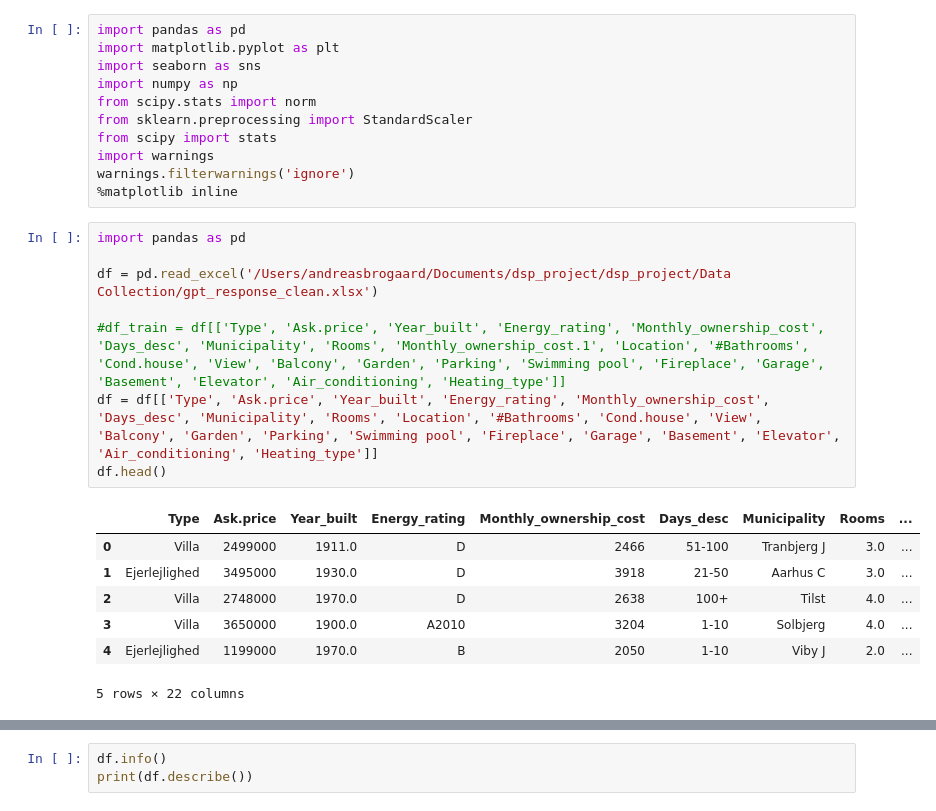
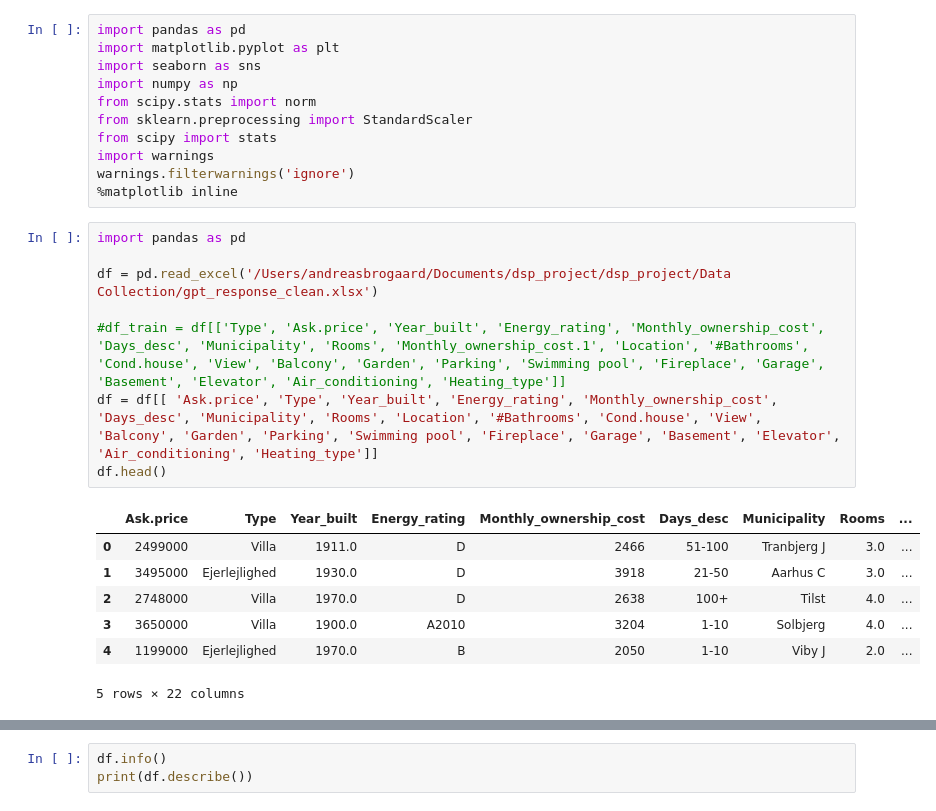
Before and after one commit to SebVJ/dsp_project, a Jupyter notebook: dsp_project/1. Data Exploration/Data_exp.ipynb, the cells around one changed output, grey strips where cells are left out. Cells and saved outputs as stored; diff of their text form.

```diff
--- a/dsp_project/1. Data Exploration/Data_exp.ipynb
+++ b/dsp_project/1. Data Exploration/Data_exp.ipynb
@@ -12,16 +12,16 @@ warnings.filterwarnings('ignore')
 # %%
 import pandas as pd
 
 df = pd.read_excel('/Users/andreasbrogaard/Documents/dsp_project/dsp_project/Data Collection/gpt_response_clean.xlsx')
 
 #df_train = df[['Type', 'Ask.price', 'Year_built', 'Energy_rating', 'Monthly_ownership_cost', 'Days_desc', 'Municipality', 'Rooms', 'Monthly_ownership_cost.1', 'Location', '#Bathrooms', 'Cond.house', 'View', 'Balcony', 'Garden', 'Parking', 'Swimming pool', 'Fireplace', 'Garage', 'Basement', 'Elevator', 'Air_conditioning', 'Heating_type']]
-df = df[['Type', 'Ask.price', 'Year_built', 'Energy_rating', 'Monthly_ownership_cost', 'Days_desc', 'Municipality', 'Rooms', 'Location', '#Bathrooms', 'Cond.house', 'View', 'Balcony', 'Garden', 'Parking', 'Swimming pool', 'Fireplace', 'Garage', 'Basement', 'Elevator', 'Air_conditioning', 'Heating_type']]
+df = df[[ 'Ask.price', 'Type', 'Year_built', 'Energy_rating', 'Monthly_ownership_cost', 'Days_desc', 'Municipality', 'Rooms', 'Location', '#Bathrooms', 'Cond.house', 'View', 'Balcony', 'Garden', 'Parking', 'Swimming pool', 'Fireplace', 'Garage', 'Basement', 'Elevator', 'Air_conditioning', 'Heating_type']]
 df.head()
 # %% [output]
-|  | Type | Ask.price | Year_built | Energy_rating | Monthly_ownership_cost | Days_desc | Municipality | Rooms | ... |
-| 0 | Villa | 2499000 | 1911.0 | D | 2466 | 51-100 | Tranbjerg J | 3.0 | ... |
-| 1 | Ejerlejlighed | 3495000 | 1930.0 | D | 3918 | 21-50 | Aarhus C | 3.0 | ... |
-| 2 | Villa | 2748000 | 1970.0 | D | 2638 | 100+ | Tilst | 4.0 | ... |
-| 3 | Villa | 3650000 | 1900.0 | A2010 | 3204 | 1-10 | Solbjerg | 4.0 | ... |
-| 4 | Ejerlejlighed | 1199000 | 1970.0 | B | 2050 | 1-10 | Viby J | 2.0 | ... |
+|  | Ask.price | Type | Year_built | Energy_rating | Monthly_ownership_cost | Days_desc | Municipality | Rooms | ... |
+| 0 | 2499000 | Villa | 1911.0 | D | 2466 | 51-100 | Tranbjerg J | 3.0 | ... |
+| 1 | 3495000 | Ejerlejlighed | 1930.0 | D | 3918 | 21-50 | Aarhus C | 3.0 | ... |
+| 2 | 2748000 | Villa | 1970.0 | D | 2638 | 100+ | Tilst | 4.0 | ... |
+| 3 | 3650000 | Villa | 1900.0 | A2010 | 3204 | 1-10 | Solbjerg | 4.0 | ... |
+| 4 | 1199000 | Ejerlejlighed | 1970.0 | B | 2050 | 1-10 | Viby J | 2.0 | ... |
 5 rows × 22 columns
```
Also changed, not shown: parts of 9 cells of this notebook, 3 other files.
